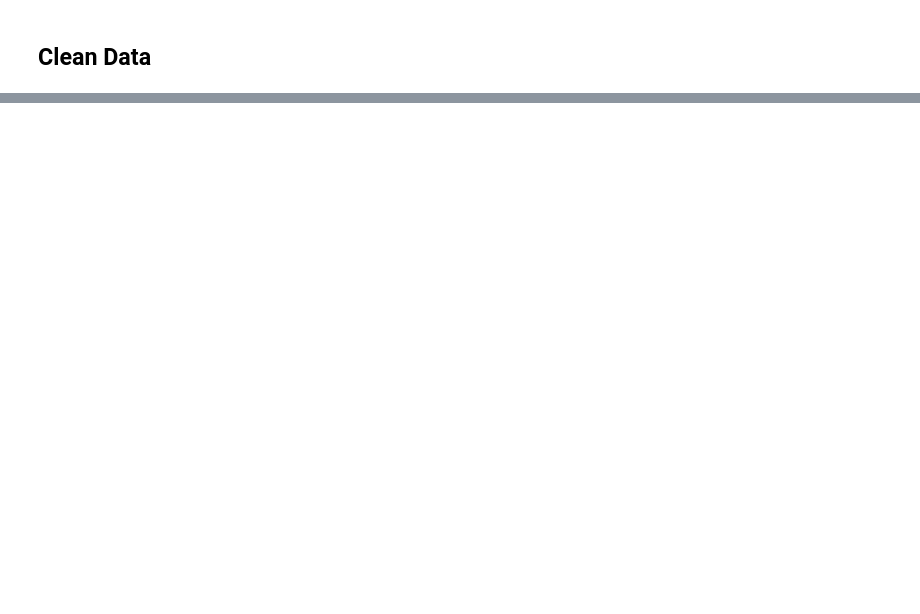
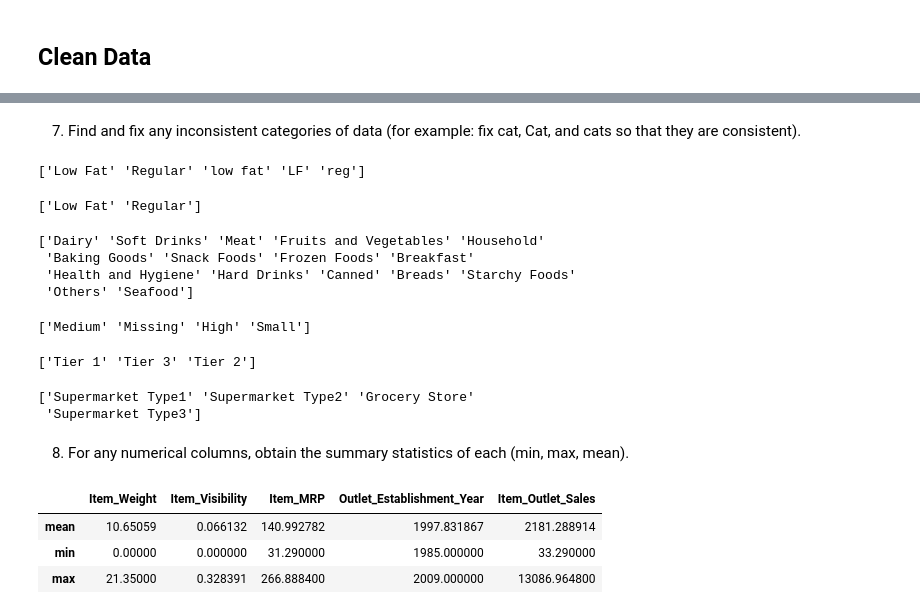
Before and after one commit to WalidAlsafadi/Prediction-of-Product-Sales, a Jupyter notebook: notebook.ipynb, the cells around one changed output, grey strips where cells are left out. Cells and saved outputs as stored; diff of their text form; code cells hidden in the pictures; blank space fills up the shorter version.

```diff
--- a/notebook.ipynb
+++ b/notebook.ipynb
@@ -14,0 +105,3 @@
+# %%
+df['Item_Weight'] = df['Item_Weight'].fillna(0)
+print(df.isnull().sum())
@@ -14,0 +122,3 @@
+# %%
+df['Outlet_Size'] = df['Outlet_Size'].fillna('Missing')
+print(df.isnull().sum())
@@ -14,0 +158,42 @@
+# %% [markdown]
+7) Find and fix any inconsistent categories of data (for example: fix cat, Cat, and cats so that they
+are consistent).
+# %%
+print(df['Item_Fat_Content'].unique())
+# %% [output]
+['Low Fat' 'Regular' 'low fat' 'LF' 'reg']
+# %%
+df['Item_Fat_Content'] = df['Item_Fat_Content'].replace(['low fat', 'LF'], 'Low Fat')
+df['Item_Fat_Content'] = df['Item_Fat_Content'].replace('reg', 'Regular')
+print(df['Item_Fat_Content'].unique())
+# %% [output]
+['Low Fat' 'Regular']
+# %%
+print(df['Item_Type'].unique())
+# %% [output]
+['Dairy' 'Soft Drinks' 'Meat' 'Fruits and Vegetables' 'Household'
+ 'Baking Goods' 'Snack Foods' 'Frozen Foods' 'Breakfast'
+ 'Health and Hygiene' 'Hard Drinks' 'Canned' 'Breads' 'Starchy Foods'
+ 'Others' 'Seafood']
+# %%
+print(df['Outlet_Size'].unique())
+# %% [output]
+['Medium' 'Missing' 'High' 'Small']
+# %%
+print(df['Outlet_Location_Type'].unique())
+# %% [output]
+['Tier 1' 'Tier 3' 'Tier 2']
+# %%
+print(df['Outlet_Type'].unique())
+# %% [output]
+['Supermarket Type1' 'Supermarket Type2' 'Grocery Store'
+ 'Supermarket Type3']
+# %% [markdown]
+8) For any numerical columns, obtain the summary statistics of each (min, max, mean).
+# %%
+df.describe().loc[['mean', 'min', 'max']]
+# %% [output]
+|  | Item_Weight | Item_Visibility | Item_MRP | Outlet_Establishment_Year | Item_Outlet_Sales |
+| mean | 10.65059 | 0.066132 | 140.992782 | 1997.831867 | 2181.288914 |
+| min | 0.00000 | 0.000000 | 31.290000 | 1985.000000 | 33.290000 |
+| max | 21.35000 | 0.328391 | 266.888400 | 2009.000000 | 13086.964800 |
```
Also changed, not shown: parts of 19 cells of this notebook, 1 other file.
